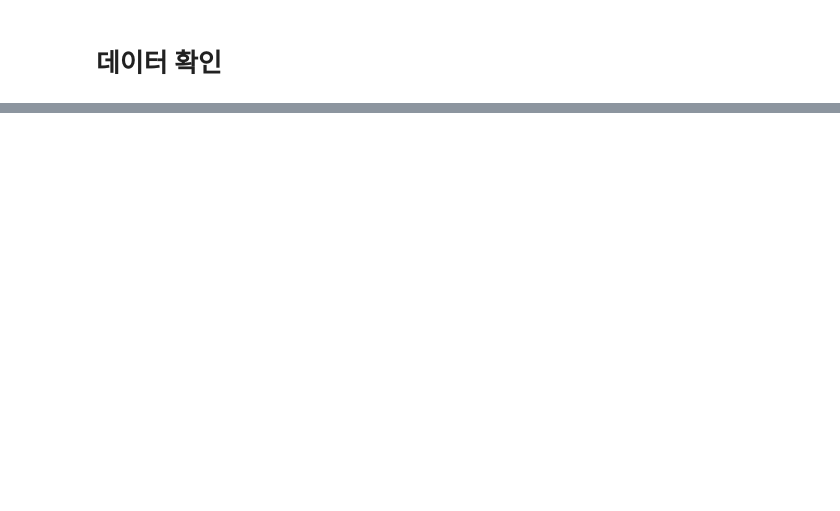
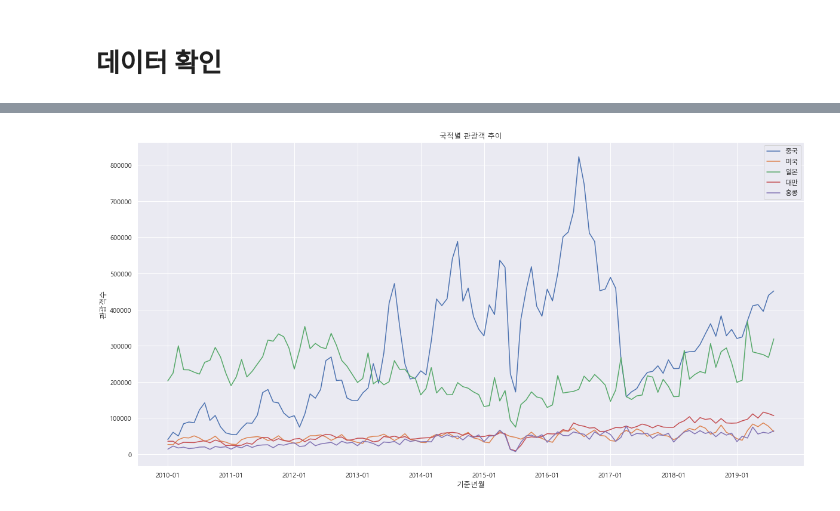
Before and after one commit to ek1816/CODE, a Jupyter notebook: 외국인 출입국 통계 데이터/외국인 출입국 통계데이터(관광).ipynb, the cells around one changed output, grey strips where cells are left out. Drawn from its saved outputs; the diff is of its cells as text; code cells hidden in the pictures; blank space fills up the shorter version.

```diff
--- a/외국인 출입국 통계 데이터/외국인 출입국 통계데이터(관광).ipynb
+++ b/외국인 출입국 통계 데이터/외국인 출입국 통계데이터(관광).ipynb
@@ -134,0 +424,27 @@ kto_201901_country.head()
+# %%
+# 상위 5개 국가 통합 그래프
+condition = (df['국적'] == '중국')
+df_china = df[condition]
+condition = (df['국적'] == '미국')
+df_usa = df[condition]
+condition = (df['국적'] == '대만')
+df_tai = df[condition]
+condition = (df['국적'] == '홍콩')
+df_hong = df[condition]
+condition = (df['국적'] == '일본')
+df_jap = df[condition]
+# %%
+plt.figure(figsize = (20, 10)) #그래프 크기 조절
+plt.plot(df_china['기준년월'], df_china['관광'], label = '중국') #그래프 내용 설정
+plt.plot(df_usa['기준년월'], df_usa['관광'], label = '미국')
+plt.plot(df_jap['기준년월'], df_jap['관광'], label = '일본')
+plt.plot(df_tai['기준년월'], df_tai['관광'], label = '대만')
+plt.plot(df_hong['기준년월'], df_hong['관광'], label = '홍콩')
+plt.title('국적별 관광객 추이')
+plt.xlabel('기준년월')
+plt.ylabel('관광객수')
+plt.xticks(['2010-01', '2011-01', '2012-01', '2013-01', '2014-01', '2015-01', '2016-01', '2017-01', '2018-01', '2019-01']) #x축 눈금 값 설정
+plt.legend() #우측 상단(기본) 범주 표시
+plt.show()
+# %% [output]
+[figure, added]
```
Also changed, not shown: parts of 56 cells of this notebook, 1 other file.
